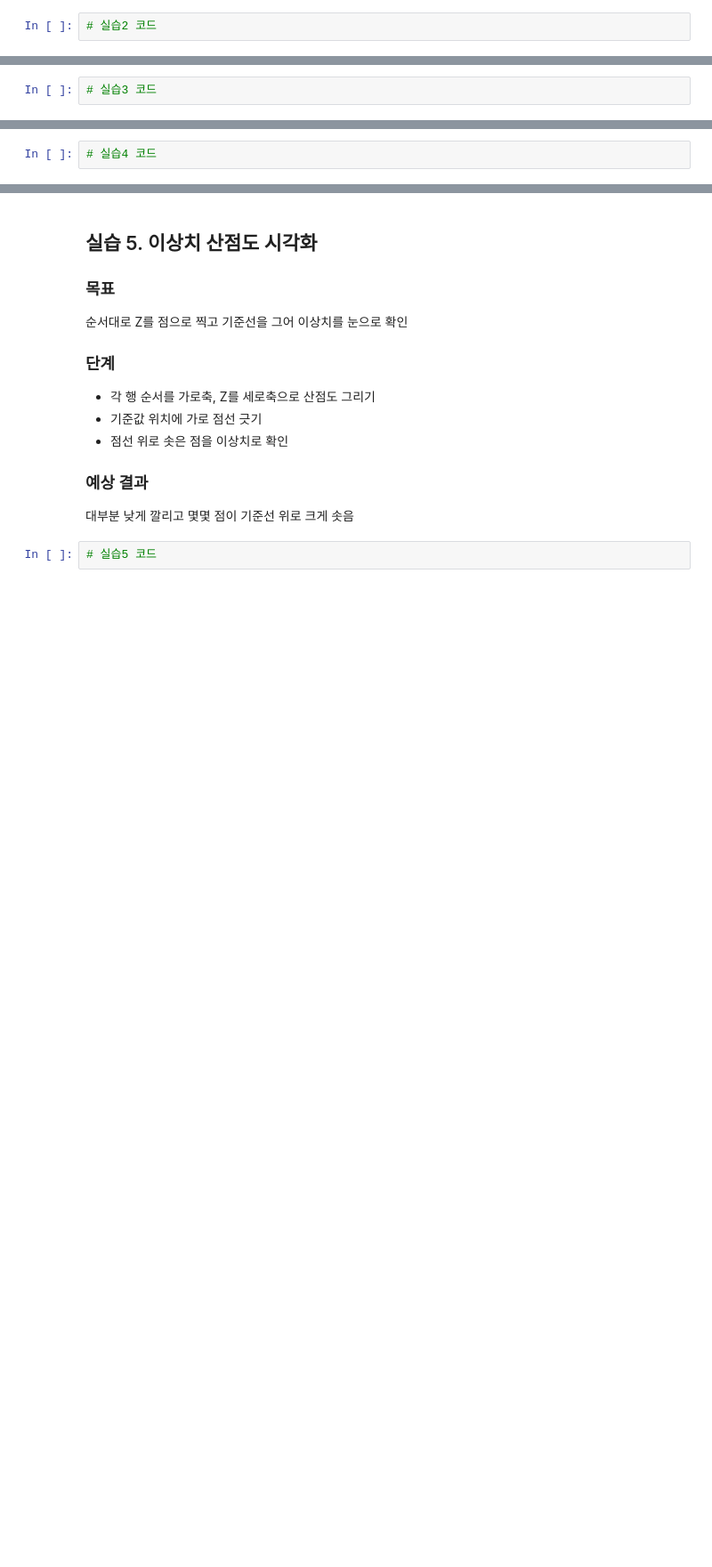
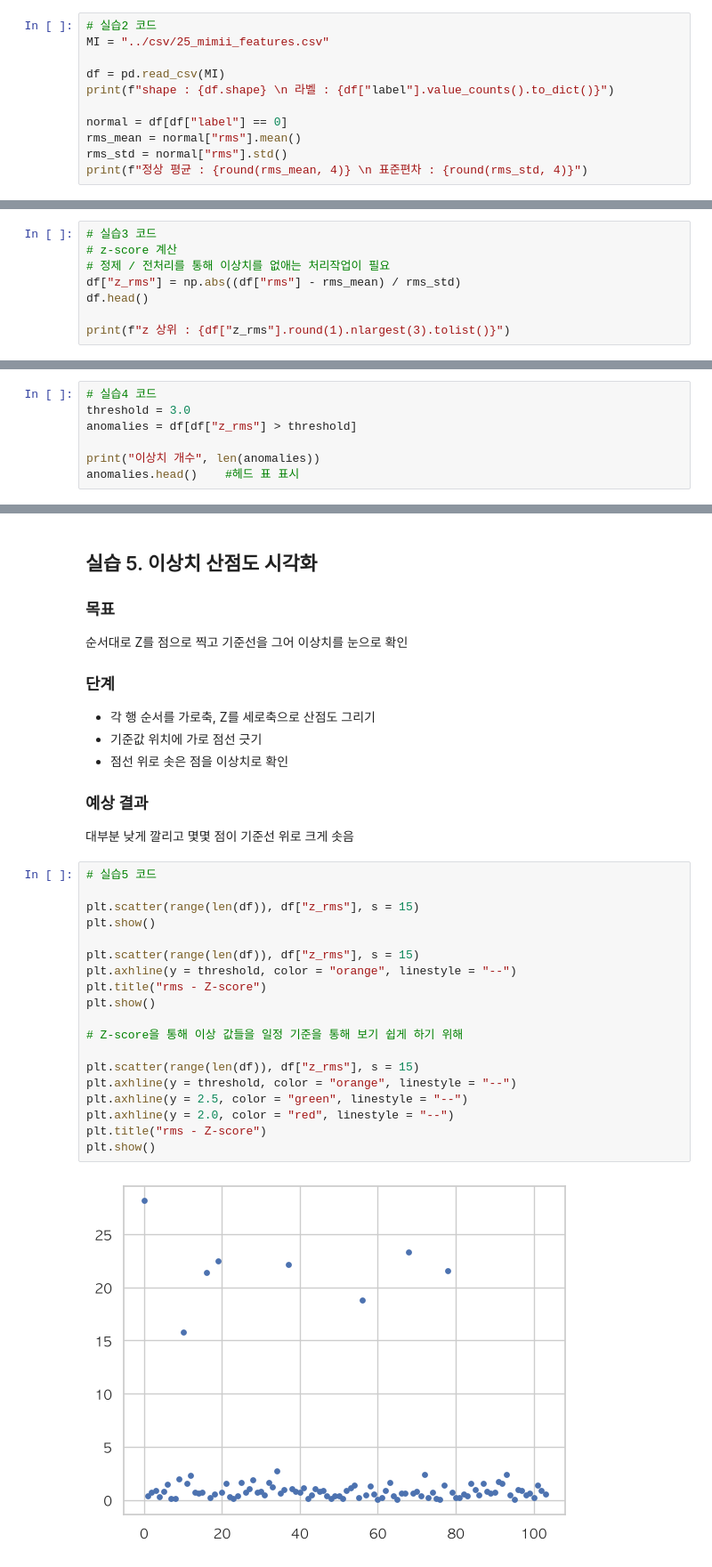
Before and after one commit to Hwany998/KND-Trainee, a Jupyter notebook: study/25_03_Z-score_기반_이상치_탐색.ipynb, the cells around one changed output, grey strips where cells are left out. Shown at 89% size. Drawn from its saved outputs; the diff is of its cells as text; blank space fills up the shorter version.

Commit message:
25_,26_ 실습 및 z-score완료

```diff
--- a/study/25_03_Z-score_기반_이상치_탐색.ipynb
+++ b/study/25_03_Z-score_기반_이상치_탐색.ipynb
@@ -80,3 +86,12 @@ for v in [53, 68, 40]:
 정상 96·이상 8, 정상 평균 0.1015·표준편차 0.0184
 # %%
 # 실습2 코드
+MI = "../csv/25_mimii_features.csv"
+
+df = pd.read_csv(MI)
+print(f"shape : {df.shape} \n 라벨 : {df["label"].value_counts().to_dict()}")
+
+normal = df[df["label"] == 0]
+rms_mean = normal["rms"].mean()
+rms_std = normal["rms"].std()
+print(f"정상 평균 : {round(rms_mean, 4)} \n 표준편차 : {round(rms_std, 4)}")
@@ -92,3 +112,9 @@ for v in [53, 68, 40]:
 Z 상위 세 값이 28.1·23.3·22.5로 매우 큼
 # %%
 # 실습3 코드
+# z-score 계산
+# 정제 / 전처리를 통해 이상치를 없애는 처리작업이 필요
+df["z_rms"] = np.abs((df["rms"] - rms_mean) / rms_std)
+df.head()
+
+print(f"z 상위 : {df["z_rms"].round(1).nlargest(3).tolist()}")
@@ -104,3 +132,8 @@ Z 상위 세 값이 28.1·23.3·22.5로 매우 큼
 기준 3에서 이상치 8건
 # %%
 # 실습4 코드
+threshold = 3.0
+anomalies = df[df["z_rms"] > threshold]
+
+print("이상치 개수", len(anomalies))
+anomalies.head()    #헤드 표 표시
@@ -116,3 +157,22 @@ Z 상위 세 값이 28.1·23.3·22.5로 매우 큼
 대부분 낮게 깔리고 몇몇 점이 기준선 위로 크게 솟음
 # %%
 # 실습5 코드
+
+plt.scatter(range(len(df)), df["z_rms"], s = 15)
+plt.show()
+
+plt.scatter(range(len(df)), df["z_rms"], s = 15)
+plt.axhline(y = threshold, color = "orange", linestyle = "--")
+plt.title("rms - Z-score")
+plt.show()
+
+# Z-score을 통해 이상 값들을 일정 기준을 통해 보기 쉽게 하기 위해
+
+plt.scatter(range(len(df)), df["z_rms"], s = 15)
+plt.axhline(y = threshold, color = "orange", linestyle = "--")
+plt.axhline(y = 2.5, color = "green", linestyle = "--")
+plt.axhline(y = 2.0, color = "red", linestyle = "--")
+plt.title("rms - Z-score")
+plt.show()
+# %% [output]
+[figure, added]
```
Also changed, not shown: parts of 10 cells of this notebook, 7 other files.
